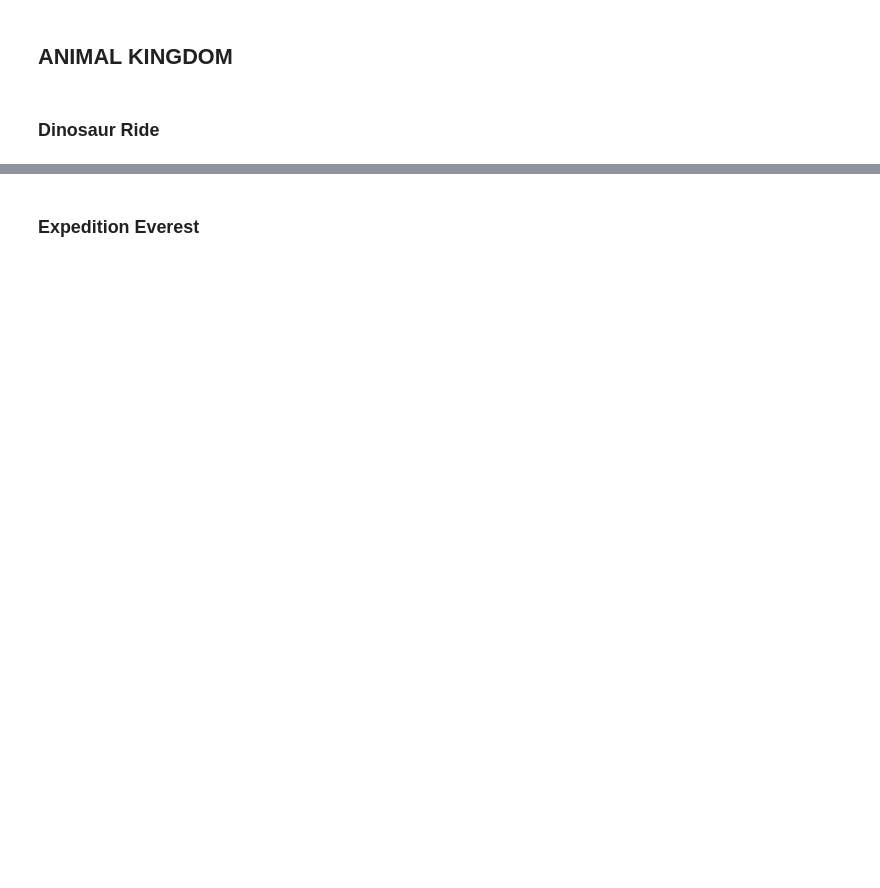
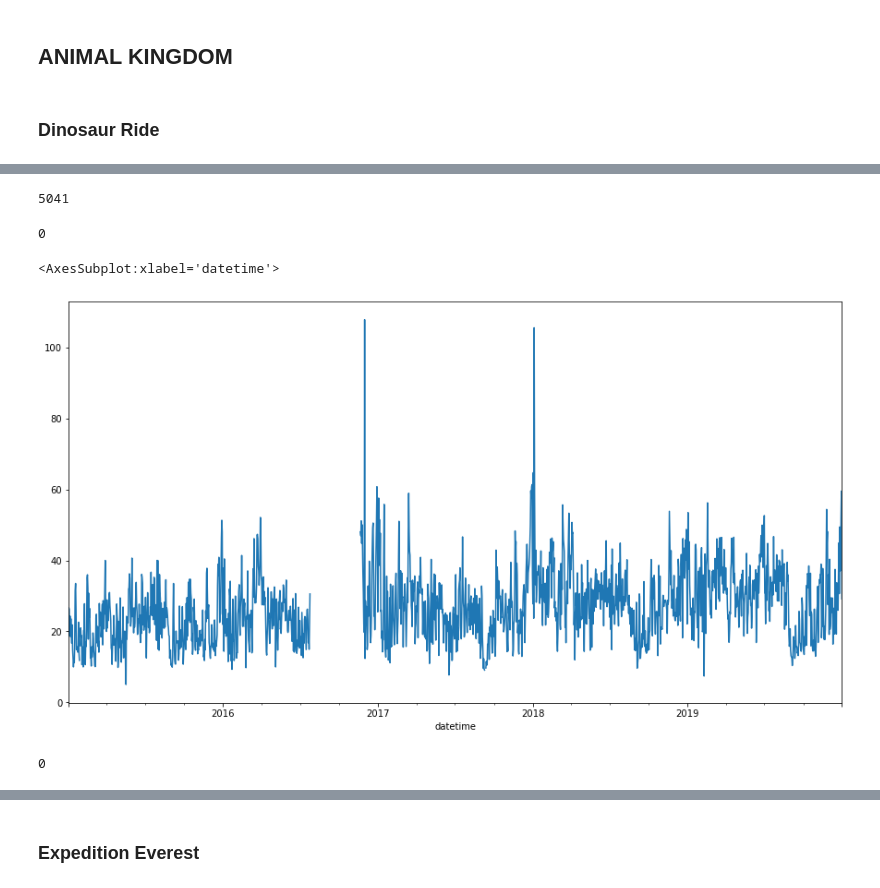
Before and after one commit to annachant/Capstone-Disney-World-Date-and-Attendance-Predictor, a Jupyter notebook: EDA.ipynb, the cells around one changed output, grey strips where cells are left out. Cells and saved outputs as stored; diff of their text form; code cells hidden in the pictures; blank space fills up the shorter version.

Commit message:
cleaning up other rides

```diff
--- a/EDA.ipynb
+++ b/EDA.ipynb
@@ -818,3 +922,3 @@ df_ak_dinosaur
 # %%
-df_ak_dinosaur= df_ak_dinosaur[df_ak_dinosaur.SPOSTMIN != -999]
-df_ak_dinosaur
+CleanNegatives(df_ak_dinosaur,'SPOSTMIN','SPOSTMINClean')
+print(df_ak_dinosaur)
@@ -826,6 +988,19 @@ df_ak_dinosaur
+# %%
+df_ak_dinosaur.isna().sum()
+# %% [output]
+5041
 # %%
 df_ak_dinosaur = df_ak_dinosaur.dropna()
 # %%
 df_ak_dinosaur.isna().sum()
+# %% [output]
+0
 # %%
 df_ak_dinosaur_daily = df_ak_dinosaur.resample('D').mean()
+# %%
+df_ak_dinosaur_daily = df_ak_dinosaur_daily.loc['2015-01-01 07:51:12':'2019-12-31 23:55:02']
+# %%
+df_ak_dinosaur_daily.plot(figsize=(15,8))
+# %% [output]
+<AxesSubplot:xlabel='datetime'>
+[figure, added]
@@ -832,2 +1009,6 @@ df_ak_dinosaur_daily = df_ak_dinosaur.resample('D').mean()
+# %%
+df_ak_dinosaur.isna().sum()
+# %% [output]
+0
 # %%
 df_ak_dinosaur_daily.plot(figsize=(15,8))
```
Also changed, not shown: parts of 115 cells of this notebook.
